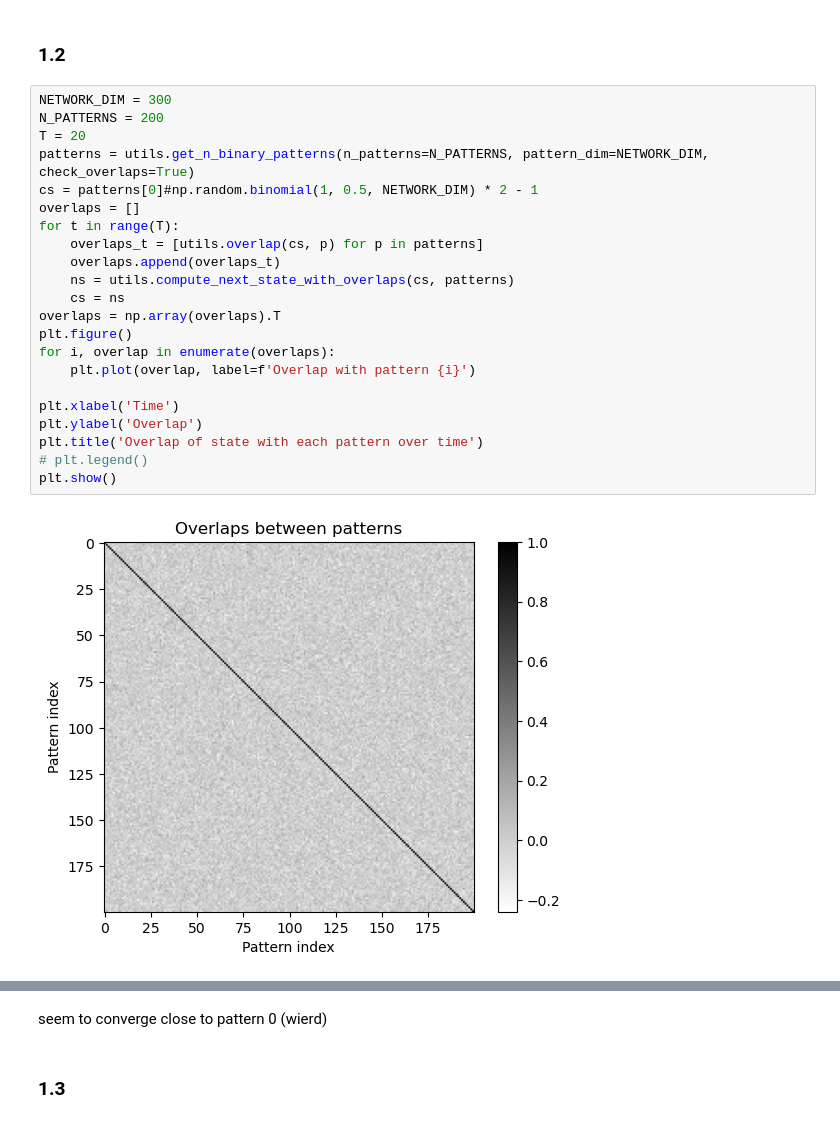
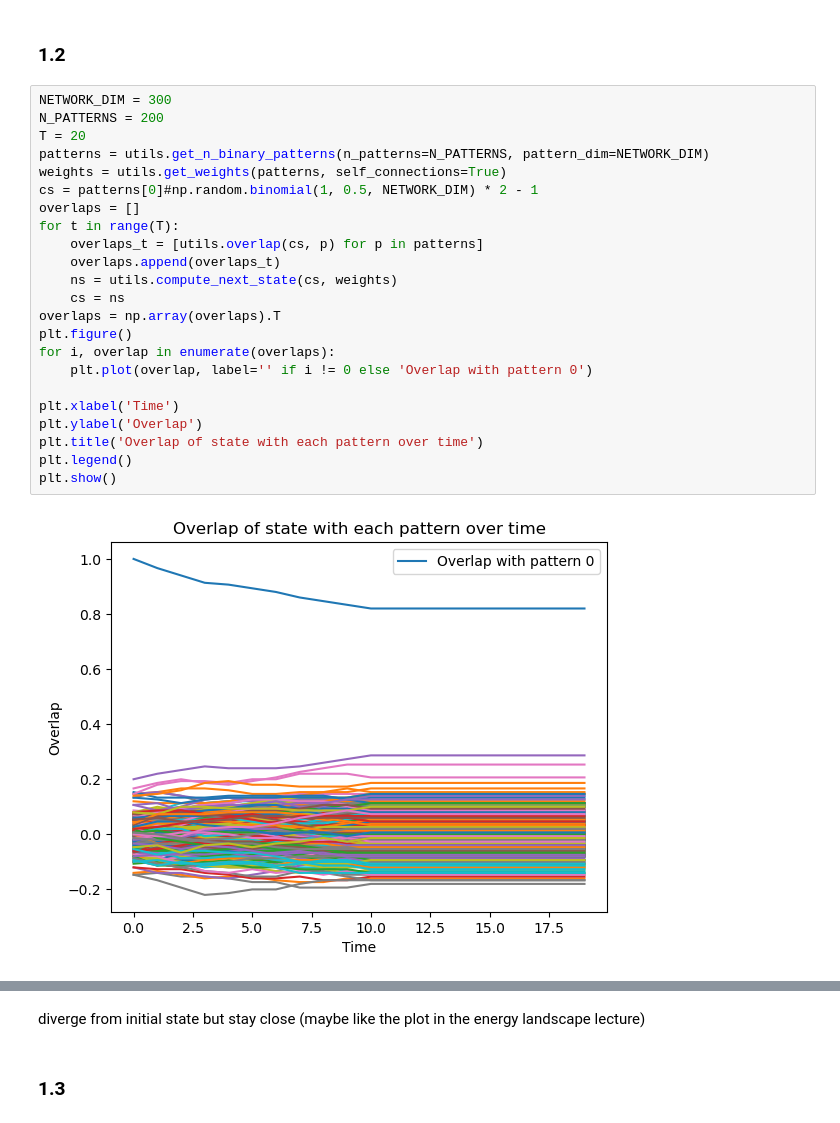
Before and after one commit to seb2o/Biological-Hopfield-Model, a Jupyter notebook: ex1_seb.ipynb, the cells around one changed output, grey strips where cells are left out. Drawn from its saved outputs; the diff is of its cells as text.

```diff
--- a/ex1_seb.ipynb
+++ b/ex1_seb.ipynb
@@ -33,24 +38,25 @@ The overlap remains constant because overlap between patterns is 0 and initial s
 # %%
 NETWORK_DIM = 300
 N_PATTERNS = 200
 T = 20
-patterns = utils.get_n_binary_patterns(n_patterns=N_PATTERNS, pattern_dim=NETWORK_DIM, check_overlaps=True)
+patterns = utils.get_n_binary_patterns(n_patterns=N_PATTERNS, pattern_dim=NETWORK_DIM)
+weights = utils.get_weights(patterns, self_connections=True)
 cs = patterns[0]#np.random.binomial(1, 0.5, NETWORK_DIM) * 2 - 1
 overlaps = []
 for t in range(T):
     overlaps_t = [utils.overlap(cs, p) for p in patterns]
     overlaps.append(overlaps_t)
-    ns = utils.compute_next_state_with_overlaps(cs, patterns)
+    ns = utils.compute_next_state(cs, weights)
     cs = ns
 overlaps = np.array(overlaps).T
 plt.figure()
 for i, overlap in enumerate(overlaps):
-    plt.plot(overlap, label=f'Overlap with pattern {i}')
+    plt.plot(overlap, label='' if i != 0 else 'Overlap with pattern 0')
 
 plt.xlabel('Time')
 plt.ylabel('Overlap')
 plt.title('Overlap of state with each pattern over time')
-# plt.legend()
+plt.legend()
 plt.show()
 # %% [output]
-[figure, old version]
+[figure, new version]
@@ -58,5 +63,5 @@ plt.show()
 # %% [markdown]
-seem to converge close to pattern 0 (wierd)
+diverge from initial state but stay close (maybe like the plot in the energy landscape lecture)
 # %% [markdown]
 ### 1.3
 # %%
```
Also changed, not shown: parts of 9 cells of this notebook.
